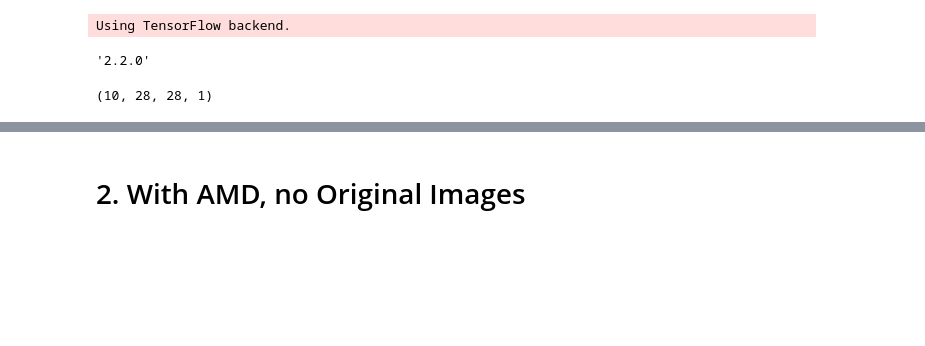
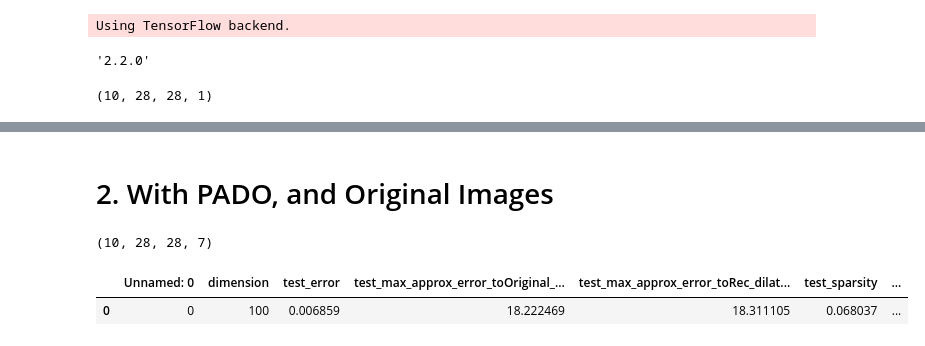
Before and after one commit to PonchonB/Mathematical_Morphologies_And_Deep_Learning, a Jupyter notebook: Notebooks/18_09_10_ShallowAE_PADO.ipynb, the cells around one changed output, grey strips where cells are left out. Drawn from its saved outputs; the diff is of its cells as text; code cells hidden in the pictures; blank space fills up the shorter version.

```diff
--- a/Notebooks/18_09_10_ShallowAE_PADO.ipynb
+++ b/Notebooks/18_09_10_ShallowAE_PADO.ipynb
@@ -117,5 +113,13 @@ KeyboardInterrupt:
 # %% [markdown]
-# 2. With AMD, no Original Images
+# 2. With PADO, and Original Images
 # %%
-x_small_original = np.copy(x_small)
-x_small = morphoMaths.AMD_in_one_array(x_small[:,:,:,0], levels=5, step=1, init_step=1, add_original_images=False)
+x_small_PADO = morphoMaths.positive_decomposition_by_openings_by_rec(x_small[:,:,:,0], levels=5, step=1, init_step=1, add_original_images=True)
+x_small_PADO.shape
+# %% [output]
+(10, 28, 28, 7)
+# %%
+results = pd.read_csv("../Results/ShallowAE/SeveralChannels/WithPADO/Simple/TestOutputs/18_09_11results")
+results
+# %% [output]
+|  | Unnamed: 0 | dimension | test_error | test_max_approx_error_toOriginal_... | test_max_approx_error_toRec_dilat... | test_sparsity | ... |
+| 0 | 0 | 100 | 0.006859 | 18.222469 | 18.311105 | 0.068037 | ... |
```
Also changed, not shown: parts of 21 cells of this notebook, 3 other files.
